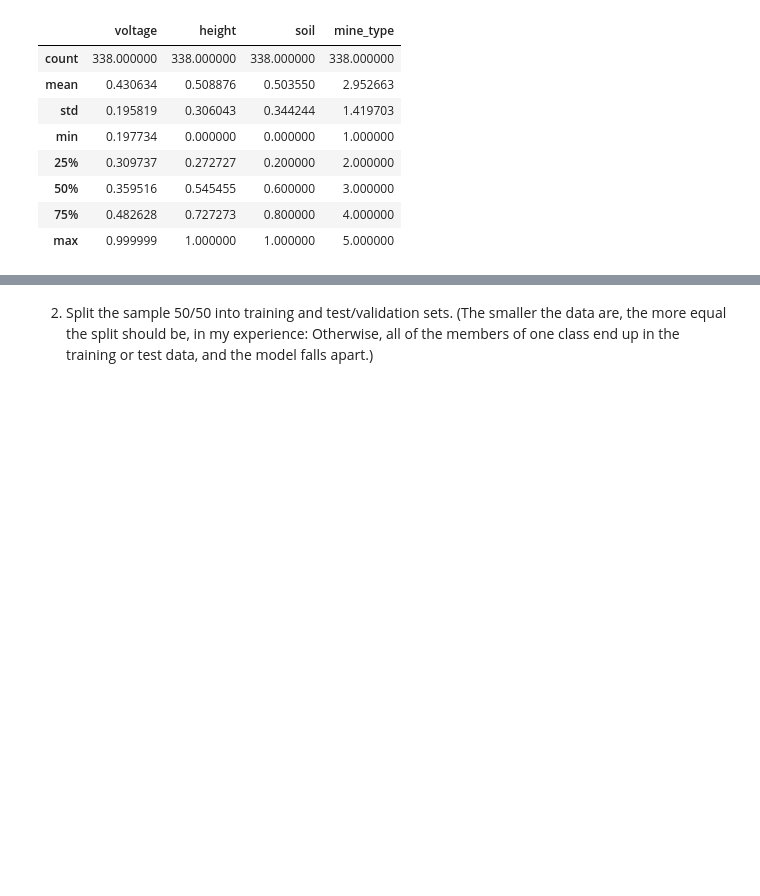
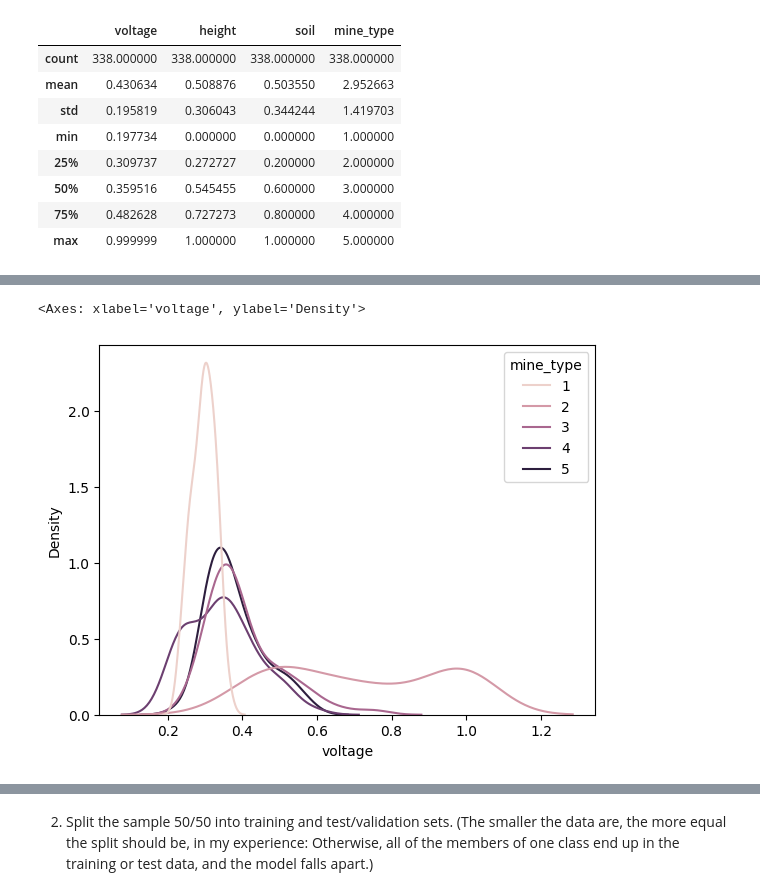
Before and after one commit to gsaunders5761/knn, a Jupyter notebook: assignment/assignment_knn.ipynb, the cells around one changed output, grey strips where cells are left out. Drawn from its saved outputs; the diff is of its cells as text; code cells hidden in the pictures; blank space fills up the shorter version.

```diff
--- a/assignment/assignment_knn.ipynb
+++ b/assignment/assignment_knn.ipynb
@@ -363,0 +392,6 @@ max     0.583081   1.000000   1.000000        5.0
+# %%
+sns.kdeplot(data=lm, x='voltage', hue='mine_type')
+# this shows that voltage is the most useful feature for distinguishing between different types of mines, since the distributions of voltage do vary by mine type
+# %% [output]
+<Axes: xlabel='voltage', ylabel='Density'>
+[figure, added]
```
Also changed, not shown: parts of 15 cells of this notebook.
